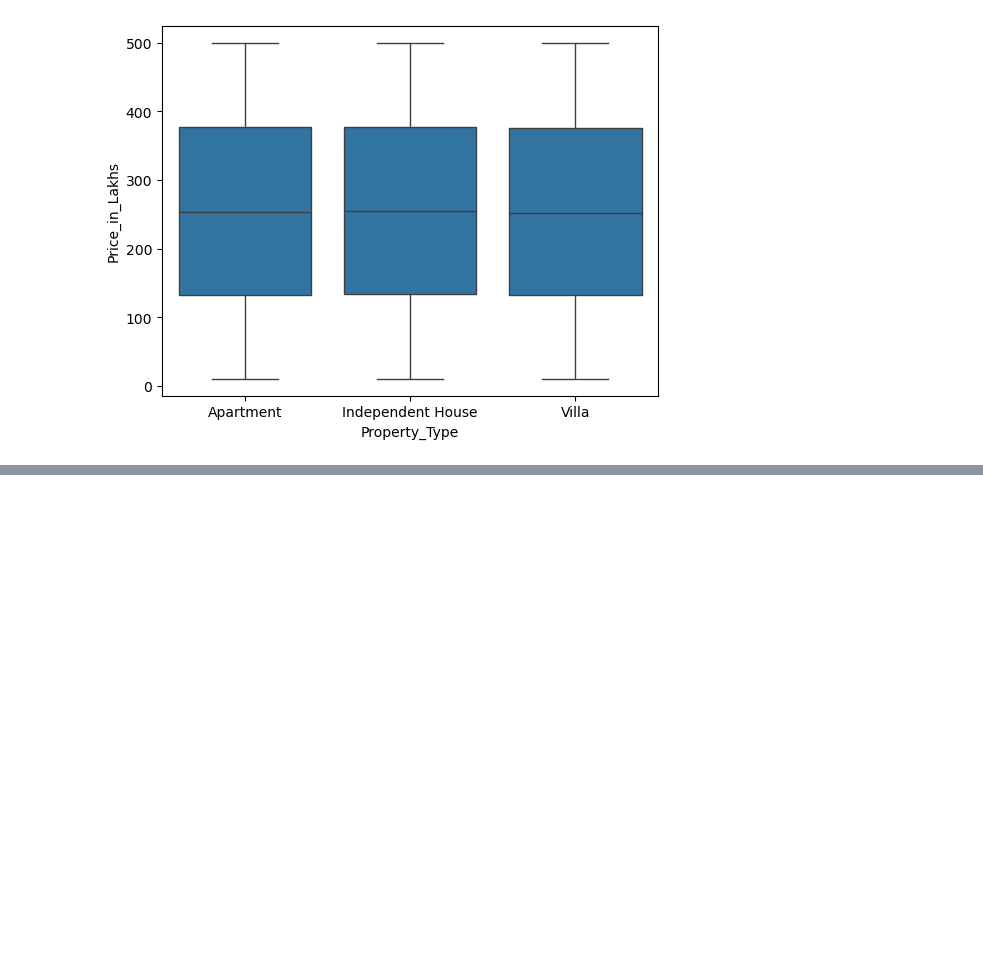
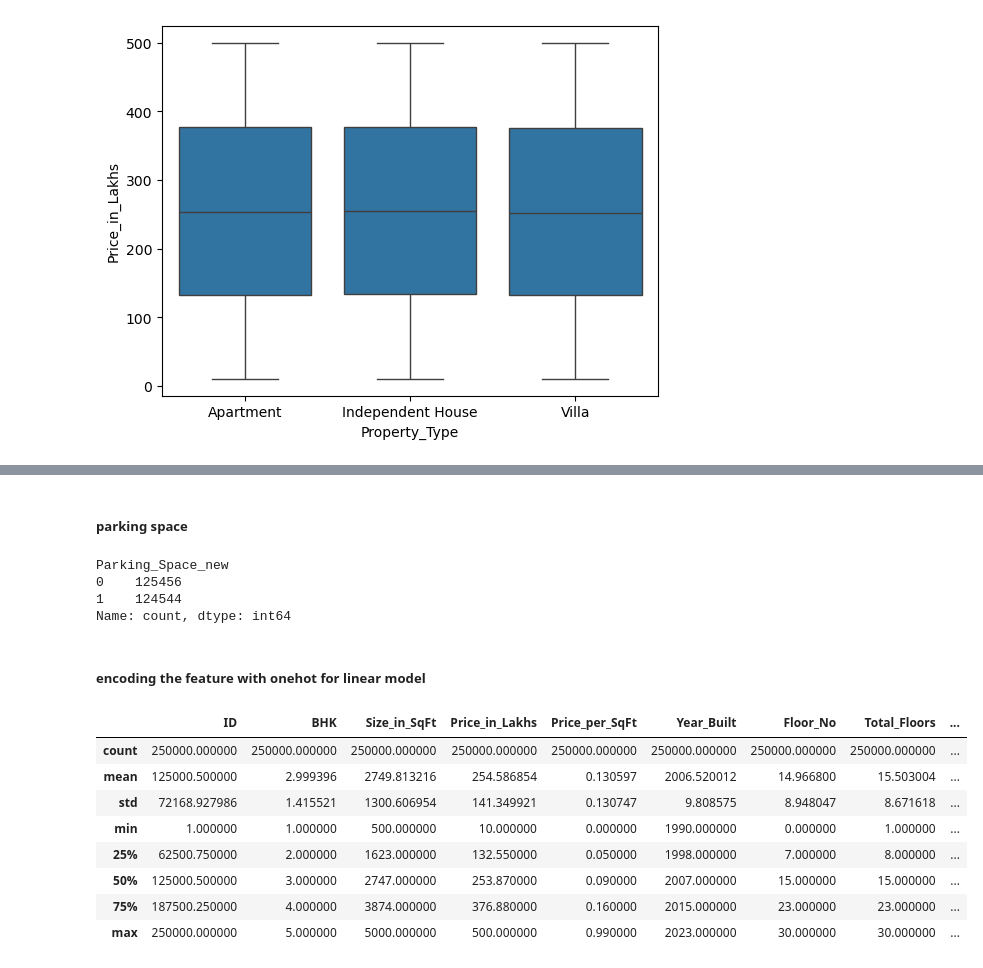
Before and after one commit to vamsikrishna-S/Python-Practise, a Jupyter notebook: Code/India Housing Price Prediction.ipynb, the cells around one changed output, grey strips where cells are left out. Cells and saved outputs as stored; diff of their text form; code cells hidden in the pictures; blank space fills up the shorter version.

Commit message:
modeling

```diff
--- a/Code/India Housing Price Prediction.ipynb
+++ b/Code/India Housing Price Prediction.ipynb
@@ -60,0 +361,10 @@ sns.boxplot(df, x="Property_Type", y="Price_in_Lakhs")
+# %%
+def set_floor(floor):
+    if floor==0:
+        return 'Ground'
+    elif floor<=5:
+        return 'Lower'
+    elif floor>=5:
+        return 'Higher'
+# %%
+df['Floor_type']=df.Floor_No.apply(set_floor)
@@ -60,0 +395,2 @@ sns.boxplot(df, x="Property_Type", y="Price_in_Lakhs")
+# %%
+df['Floor_to_total_floor_ratio']=np.where(df.Floor_No>0,df.Floor_No / df.Total_Floors,0)
@@ -60,0 +409,25 @@ sns.boxplot(df, x="Property_Type", y="Price_in_Lakhs")
+# %% [markdown]
+##### parking space
+# %%
+df['Parking_Space_new']=np.where(df.Parking_Space=='Yes',1,0)
+# %%
+df.Parking_Space_new.value_counts()
+# %% [output]
+Parking_Space_new
+0    125456
+1    124544
+Name: count, dtype: int64
+# %% [markdown]
+##### encoding the feature with onehot for linear model
+# %%
+df.describe()
+# %% [output]
+|  | ID | BHK | Size_in_SqFt | Price_in_Lakhs | Price_per_SqFt | Year_Built | Floor_No | Total_Floors | ... |
+| count | 250000.000000 | 250000.000000 | 250000.000000 | 250000.000000 | 250000.000000 | 250000.000000 | 250000.000000 | 250000.000000 | ... |
+| mean | 125000.500000 | 2.999396 | 2749.813216 | 254.586854 | 0.130597 | 2006.520012 | 14.966800 | 15.503004 | ... |
+| std | 72168.927986 | 1.415521 | 1300.606954 | 141.349921 | 0.130747 | 9.808575 | 8.948047 | 8.671618 | ... |
+| min | 1.000000 | 1.000000 | 500.000000 | 10.000000 | 0.000000 | 1990.000000 | 0.000000 | 1.000000 | ... |
+| 25% | 62500.750000 | 2.000000 | 1623.000000 | 132.550000 | 0.050000 | 1998.000000 | 7.000000 | 8.000000 | ... |
+| 50% | 125000.500000 | 3.000000 | 2747.000000 | 253.870000 | 0.090000 | 2007.000000 | 15.000000 | 15.000000 | ... |
+| 75% | 187500.250000 | 4.000000 | 3874.000000 | 376.880000 | 0.160000 | 2015.000000 | 23.000000 | 23.000000 | ... |
+| max | 250000.000000 | 5.000000 | 5000.000000 | 500.000000 | 0.990000 | 2023.000000 | 30.000000 | 30.000000 | ... |
```
Also changed, not shown: parts of 50 cells of this notebook, 2 other files.
